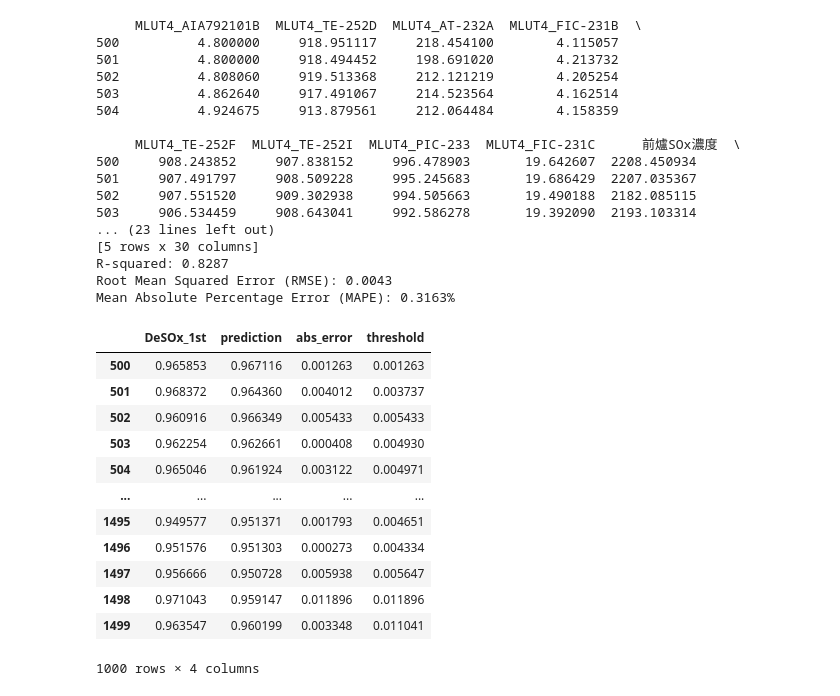
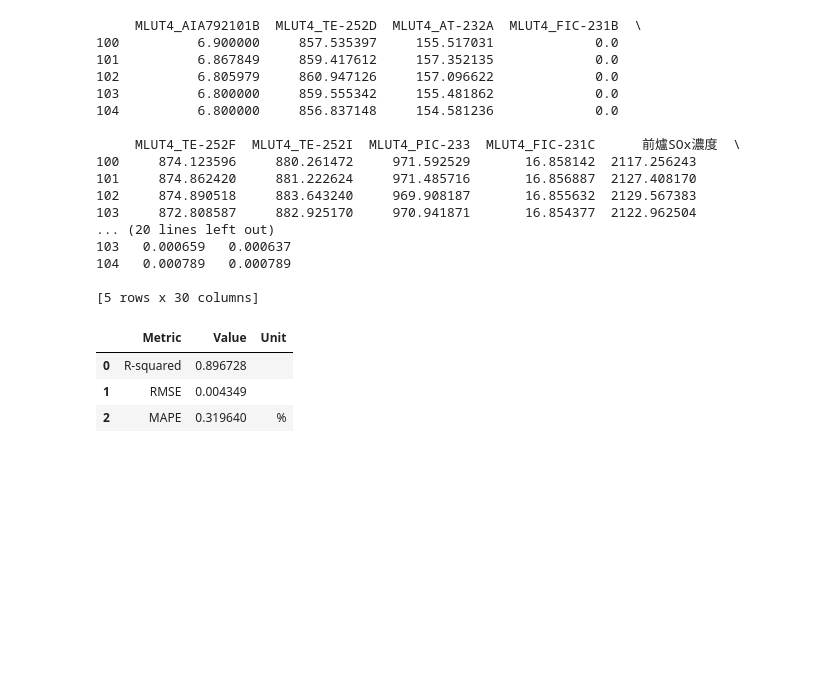
Before and after one commit to skywalker0803r/CFB, a Jupyter notebook: 滾動式預測y1.ipynb, the cells around one changed output. Drawn from its saved outputs; the diff is of its cells as text; code cells hidden in the pictures; blank space fills up the shorter version.

```diff
--- a/滾動式預測y1.ipynb
+++ b/滾動式預測y1.ipynb
@@ -57,7 +27,7 @@ constant_sox = df.loc[constant_sox_indices]
 common_index = coal_low.index.union(constant_sox.index)
 select_df = df.loc[~df.index.isin(common_index), :]
 
-with open("/content/features1.pkl", "rb") as f:
+with open("features1.pkl", "rb") as f:
     features = pickle.load(f)
 
 y_col = 'DeSOx_1st'
@@ -67,15 +37,15 @@ select_df = select_df[features+[y_col]]
 
 def train_model(train_X, train_y):
     model = xgb.XGBRegressor(
-        n_estimators=500,
+        n_estimators=900,
         random_state=42,
         n_jobs=-1,
-        learning_rate=0.05,
-        max_depth=5,
-        subsample=0.8,
-        colsample_bytree=0.8,
+        learning_rate=0.028,
+        max_depth=8,
+        subsample=0.75,
+        colsample_bytree=0.75,
         objective='reg:squarederror',
-        #tree_method='gpu_hist'
+        tree_method='hist'
     )
     return model.fit(train_X, train_y)
 
@@ -84,6 +54,7 @@ select_df = select_df.sort_index().reset_index(drop=True)
 
 # 2. 設定
 target_col = "DeSOx_1st"
+time_windows_len = 100 #<--- 調整這裡
 
 # 加入前一期目標欄位當特徵
 select_df["prev_target"] = select_df[target_col].shift(1)
@@ -95,7 +66,7 @@ select_df = select_df.dropna().reset_index(drop=True)
 feature_cols = [col for col in select_df.columns if col not in ['timestamp', target_col]]
 
 # 開始訓練的索引
-start_idx = 500
+start_idx = time_windows_len
 
 # 計算total_steps
 total_steps = len(select_df) - start_idx
@@ -120,12 +91,12 @@ error_exceeded_threshold = True  # Start with training a model
 
 while i < len(select_df):
     # 早停判斷<不得移除>
-    if pbar.n >= 1000: # This means it will stop after 1000 predictions, not 1000 training steps.
+    if pbar.n >= 1500: # This means it will stop after 1500 predictions, not 1000 training steps.
         break
 
     # 判斷是否要建模 並記錄
     if 'current_model' not in locals() or error_exceeded_threshold:
-        train_df = select_df.iloc[i - 500:i]
+        train_df = select_df.iloc[i - time_windows_len:i]
         train_X = train_df[feature_cols]
         train_y = train_df[target_col]
 
@@ -185,62 +156,57 @@ while i < len(select_df):
 pbar.close()
 
 # 6. 輸出結果表
 result_df = select_df.loc[indices].copy()
 result_df['prediction'] = predictions
 result_df['abs_error'] = abs_errors
 result_df['threshold'] = thresholds
 
 # 預覽結果
 print(result_df.head())
 
 from sklearn.metrics import r2_score, mean_squared_error
 import numpy as np
 
 # 指標評估
 y_true = result_df['DeSOx_1st']
 y_pred = result_df['prediction']
 
 # Calculate R-squared
 r2 = r2_score(y_true, y_pred)
 # Calculate RMSE
 rmse = np.sqrt(mean_squared_error(y_true, y_pred))
 # Calculate MAPE
 mape = np.mean(np.abs((y_true - y_pred) / y_true[y_true != 0])) * 100 if np.any(y_true != 0) else 0
 
-print(f"R-squared: {r2:.4f}")
-print(f"Root Mean Squared Error (RMSE): {rmse:.4f}")
-print(f"Mean Absolute Percentage Error (MAPE): {mape:.4f}%")
+
+# 假設 r2, rmse, mape 是事先計算好的指標
+metrics = {
+    'Metric': ['R-squared', 'RMSE', 'MAPE'],
+    'Value': [r2, rmse, mape],
+    'Unit': ['', '', '%']
+}
+
+df_metrics = pd.DataFrame(metrics)
+df_metrics
 # %% [output]
      MLUT4_AIA792101B  MLUT4_TE-252D  MLUT4_AT-232A  MLUT4_FIC-231B  \
-500          4.800000     918.951117     218.454100        4.115057
-501          4.800000     918.494452     198.691020        4.213732
-502          4.808060     919.513368     212.121219        4.205254
-503          4.862640     917.491067     214.523564        4.162514
-504          4.924675     913.879561     212.064484        4.158359
+100          6.900000     857.535397     155.517031             0.0
+101          6.867849     859.417612     157.352135             0.0
+102          6.805979     860.947126     157.096622             0.0
+103          6.800000     859.555342     155.481862             0.0
+104          6.800000     856.837148     154.581236             0.0
 
      MLUT4_TE-252F  MLUT4_TE-252I  MLUT4_PIC-233  MLUT4_FIC-231C      前爐SOx濃度  \
-500     908.243852     907.838152     996.478903       19.642607  2208.450934
-501     907.491797     908.509228     995.245683       19.686429  2207.035367
-502     907.551520     909.302938     994.505663       19.490188  2182.085115
-503     906.534459     908.643041     992.586278       19.392090  2193.103314
-... (23 lines left out)
+100     874.123596     880.261472     971.592529       16.858142  2117.256243
+101     874.862420     881.222624     971.485716       16.856887  2127.408170
+102     874.890518     883.643240     969.908187       16.855632  2129.567383
+103     872.808587     882.925170     970.941871       16.854377  2122.962504
+... (20 lines left out)
+103   0.000659   0.000637
+104   0.000789   0.000789
+
 [5 rows x 30 columns]
-R-squared: 0.8287
-Root Mean Squared Error (RMSE): 0.0043
-Mean Absolute Percentage Error (MAPE): 0.3163%
+|  | Metric | Value | Unit |
+| 0 | R-squared | 0.896728 |  |
+| 1 | RMSE | 0.004349 |  |
+| 2 | MAPE | 0.319640 | % |
-# %%
-result_df[['DeSOx_1st','prediction','abs_error','threshold']]
-# %% [output]
-|  | DeSOx_1st | prediction | abs_error | threshold |
-| 500 | 0.965853 | 0.967116 | 0.001263 | 0.001263 |
-| 501 | 0.968372 | 0.964360 | 0.004012 | 0.003737 |
-| 502 | 0.960916 | 0.966349 | 0.005433 | 0.005433 |
-| 503 | 0.962254 | 0.962661 | 0.000408 | 0.004930 |
-| 504 | 0.965046 | 0.961924 | 0.003122 | 0.004971 |
-| ... | ... | ... | ... | ... |
-| 1495 | 0.949577 | 0.951371 | 0.001793 | 0.004651 |
-| 1496 | 0.951576 | 0.951303 | 0.000273 | 0.004334 |
-| 1497 | 0.956666 | 0.950728 | 0.005938 | 0.005647 |
-| 1498 | 0.971043 | 0.959147 | 0.011896 | 0.011896 |
-| 1499 | 0.963547 | 0.960199 | 0.003348 | 0.011041 |
-1000 rows × 4 columns
```
Also changed, not shown: parts of 7 cells of this notebook.
